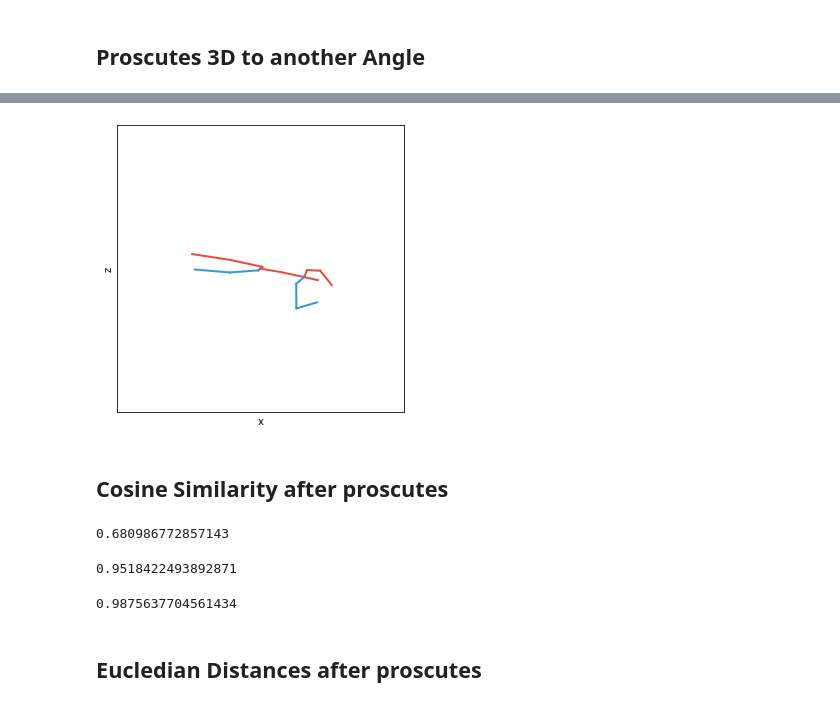
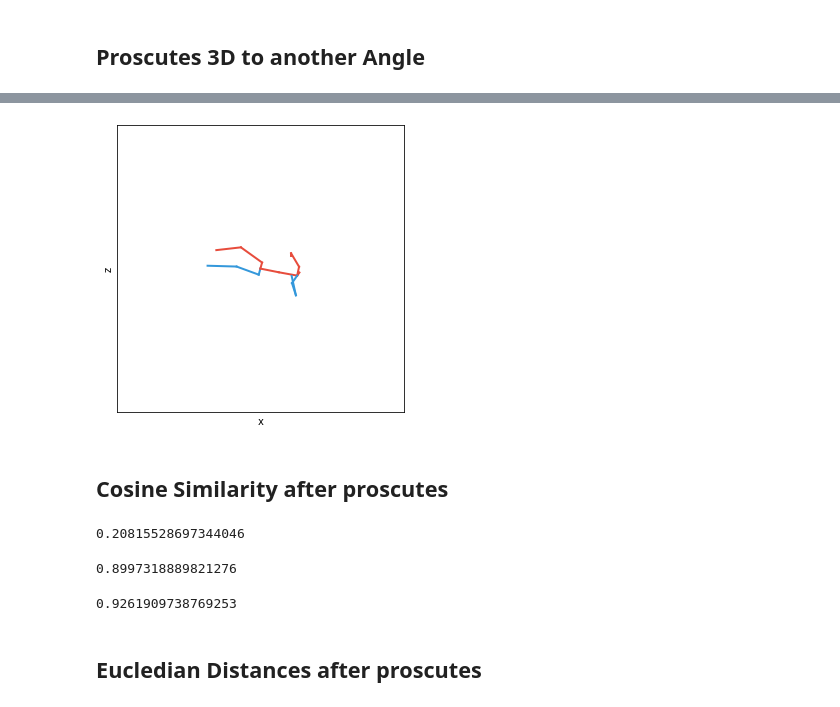
Before and after one commit to alexivaner/3d_pose_baseline_pytorch_Alpha_Pose, a Jupyter notebook: src/Full Experiment.ipynb, the cells around one changed output, grey strips where cells are left out. Cells and saved outputs as stored; diff of their text form; code cells hidden in the pictures.

Commit message:
Correct Evaluation
Correct evaluation of cosine similarity, eucledian distances, and Mean Per Joint Position Error

```diff
--- a/src/Full Experiment.ipynb
+++ b/src/Full Experiment.ipynb
@@ -2200,5 +2241,6 @@ def load_json_3D(prediction_result,index_frame):
 
     plt.show()
 # %%
-show_picture_frames("../../../Falling Dataset/Multiple cameras fall dataset/chute09/700")
+path_inference="../../../Falling Dataset/Multiple cameras fall dataset/chute01/1300"
+show_picture_frames(path_inference)
 # %% [output]
@@ -2206,5 +2248,5 @@ show_picture_frames("../../../Falling Dataset/Multiple cameras fall dataset/chut
 # %%
 
 # Opening JSON file
-all_angles,index_frame=load_json_2D("../../../Falling Dataset/Multiple cameras fall dataset/chute09/700/result.json",)
+all_angles,index_frame=load_json_2D(path_inference+"/result.json",)
 # %% [output]
@@ -2261,12 +2304,20 @@ np.average(euclidean_distances(fixed_json_3d[4].reshape(1,96), fixed_json_3d))
 ## Proscutes 3D to another Angle
 # %%
 def find_transformation_all(skeleton_a,skeleton_b):
-    gt = skeleton_a.reshape(-1, 3)
+     # remove dim ignored
+    dim_use = np.hstack((np.arange(3), new_stat_3d['dim_use']))
+
+    gt = skeleton_a[dim_use]
+    gt = gt.reshape(-1, 3)
+
+
     new_transformed=[]
     for skeleton in skeleton_b:
-        out = skeleton.reshape(-1, 3)
+        out = skeleton[dim_use]
+        out = out.reshape(-1, 3)
         _, Z, T, b, c = get_transformation(gt, out, False)
-        transformed = (b * out.dot(T)) + c
+        skeleton = skeleton.reshape(-1, 3)
+        transformed = (b * skeleton.dot(T)) + c
         new_transformed.append(transformed)
 
     skeleton3D=np.asarray(new_transformed)
@@ -2275,7 +2326,7 @@ def find_transformation_all(skeleton_a,skeleton_b):
     return  skeleton3D
 # %%
 #Find transformation using proscutes
-transformed_3D=find_transformation_all(fixed_json_3d[4],fixed_json_3d)
+transformed_3D=find_transformation_all(prediction_json_3d[5],prediction_json_3d)
 # %%
 #Map the transformation to 2D
 transformed_2D=mapto2D(transformed_3D,rcams)
@@ -2287,22 +2338,22 @@ load_json_3D(transformed_3D,index_frame)
 # %%
 #Visualize 2D Transformation
-visualize_2D(transformed_2D[4])
+visualize_2D(transformed_2D[0])
 # %% [output]
-[figure, old version]
+[figure, new version]
 # %% [markdown]
 ## Cosine Similarity after proscutes
 # %%
-np.average(cosine_similarity(prediction_json_3d[4].reshape(1,96), prediction_json_3d, dense_output=True))
+np.average(cosine_similarity(prediction_json_3d[5][dim_use].reshape(1,51), prediction_json_3d[:,dim_use], dense_output=True))
 # %% [output]
-0.680986772857143
+0.20815528697344046
 # %%
-np.average(cosine_similarity(fixed_json_3d[4].reshape(1,96), fixed_json_3d, dense_output=True))
+np.average(cosine_similarity(fixed_json_3d[5][dim_use].reshape(1,51), fixed_json_3d[:,dim_use], dense_output=True))
 # %% [output]
-0.9518422493892871
+0.8997318889821276
 # %%
-np.average(cosine_similarity(transformed_3D[4].reshape(1,96), transformed_3D, dense_output=True))
+np.average(cosine_similarity(transformed_3D[5][dim_use].reshape(1,51), transformed_3D[:,dim_use], dense_output=True))
 # %% [output]
-0.9875637704561434
+0.9261909738769253
 # %% [markdown]
 ## Eucledian Distances after proscutes
 # %%
```
Also changed, not shown: parts of 42 cells of this notebook, 1 other file.
